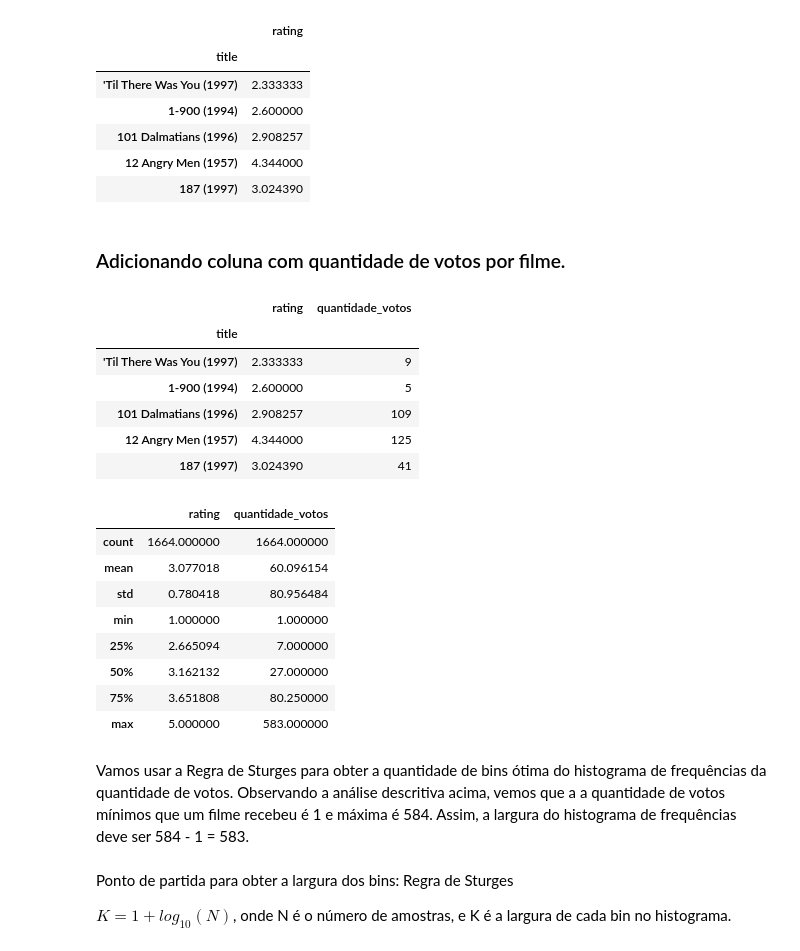
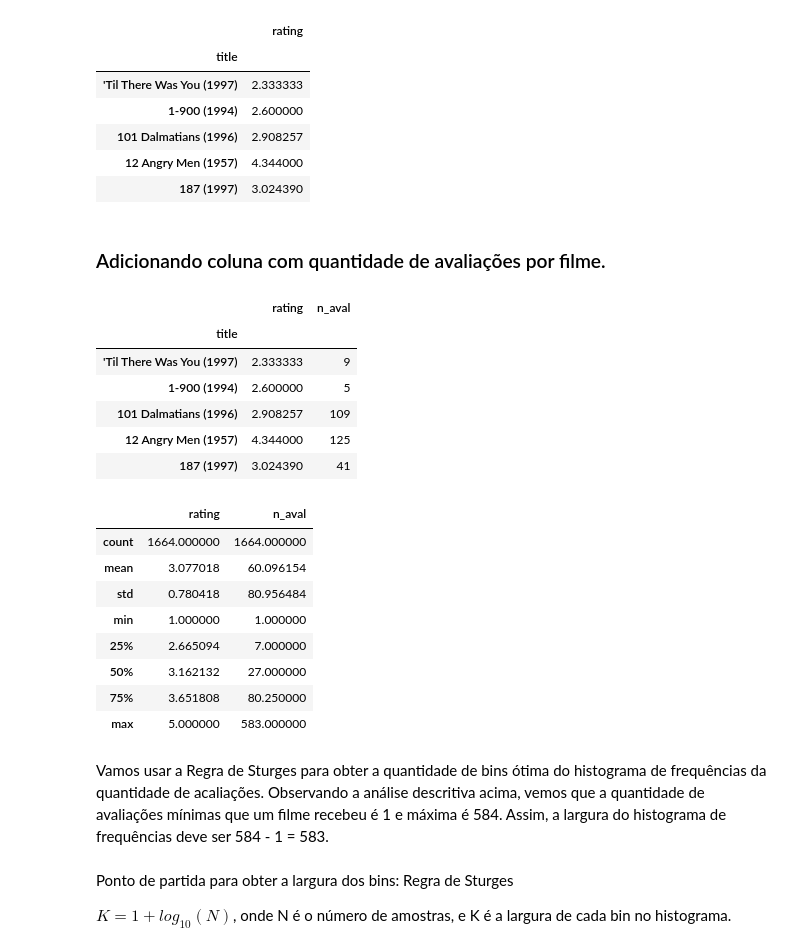
Before and after one commit to purificacao/Recommender_systems_MovieLens, a Jupyter notebook: recommeder_systems_case_study.ipynb, the cells around one changed output. Saved outputs shown, nothing was run; the diff lists cells and outputs as text; code cells hidden in the pictures.

```diff
--- a/recommeder_systems_case_study.ipynb
+++ b/recommeder_systems_case_study.ipynb
@@ -144,12 +144,12 @@ aval.head()
 | 12 Angry Men (1957) | 4.344000 |
 | 187 (1997) | 3.024390 |
 # %% [markdown]
-### Adicionando coluna com quantidade de votos por filme.
+### Adicionando coluna com quantidade de avaliações por filme.
 # %%
-aval['quantidade_votos'] = df.groupby('title').rating.count()
+aval['n_aval'] = df.groupby('title').rating.count()
 aval.head()
 # %% [output]
-|  | rating | quantidade_votos |
+|  | rating | n_aval |
 | title |  |  |
 | 'Til There Was You (1997) | 2.333333 | 9 |
 | 1-900 (1994) | 2.600000 | 5 |
@@ -159,7 +159,7 @@ aval.head()
 # %%
 aval.describe()
 # %% [output]
-|  | rating | quantidade_votos |
+|  | rating | n_aval |
 | count | 1664.000000 | 1664.000000 |
 | mean | 3.077018 | 60.096154 |
 | std | 0.780418 | 80.956484 |
@@ -169,7 +169,7 @@ aval.describe()
 | 75% | 3.651808 | 80.250000 |
 | max | 5.000000 | 583.000000 |
 # %% [markdown]
-Vamos usar a Regra de Sturges para obter a quantidade de bins ótima do histograma de frequências da quantidade de votos. Observando a análise descritiva acima, vemos que a a quantidade de votos mínimos que um filme recebeu é 1 e máxima é 584. Assim, a largura do histograma de frequências deve ser 584 - 1 = 583.
+Vamos usar a Regra de Sturges para obter a quantidade de bins ótima do histograma de frequências da quantidade de acaliações. Observando a análise descritiva acima, vemos que a quantidade de avaliações mínimas que um filme recebeu é 1 e máxima é 584. Assim, a largura do histograma de frequências deve ser 584 - 1 = 583.
 # %% [markdown]
 Ponto de partida para obter a largura dos bins: Regra de Sturges
 
```
Also changed, not shown: parts of 24 cells of this notebook.
